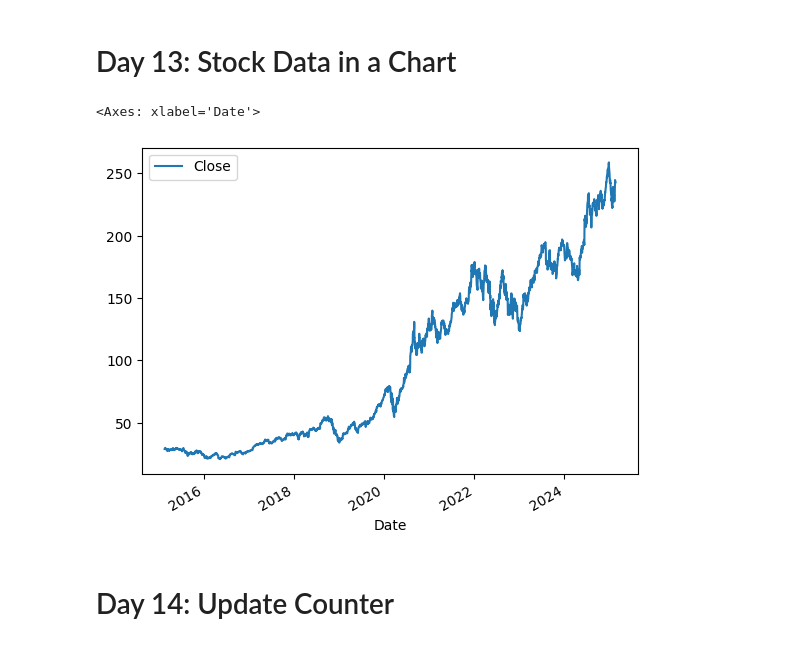
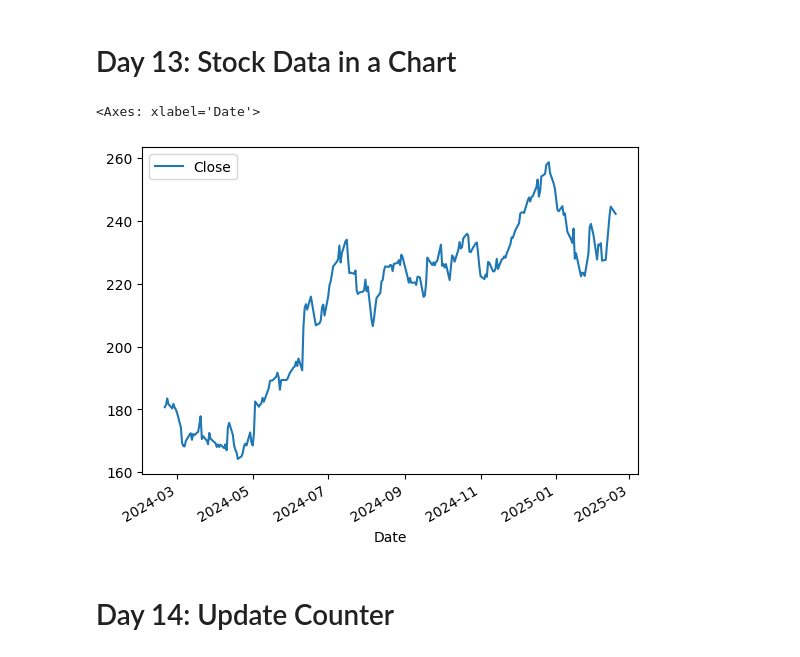
Before and after one commit to hackingbandy/coding_challenge, a Jupyter notebook: main.ipynb, the cells around one changed output. Drawn from its saved outputs; the diff is of its cells as text; code cells hidden in the pictures.

```diff
--- a/main.ipynb
+++ b/main.ipynb
@@ -161,16 +161,16 @@ for x in list_of_numbers:
 # %%
 import yfinance as money
 
 apple = money.Ticker('AAPL')
 
-data = apple.history(period='10y') # last year
+data = apple.history(period='1y') # last year
 
 df_apple_stocks = pd.DataFrame(data['Close'])
 
 df_apple_stocks.plot()
 # %% [output]
 <Axes: xlabel='Date'>
-[figure, old version]
+[figure, new version]
 # %% [markdown]
 # Day 14: Update Counter
 # %%
```
Also changed, not shown: parts of 9 cells of this notebook.
